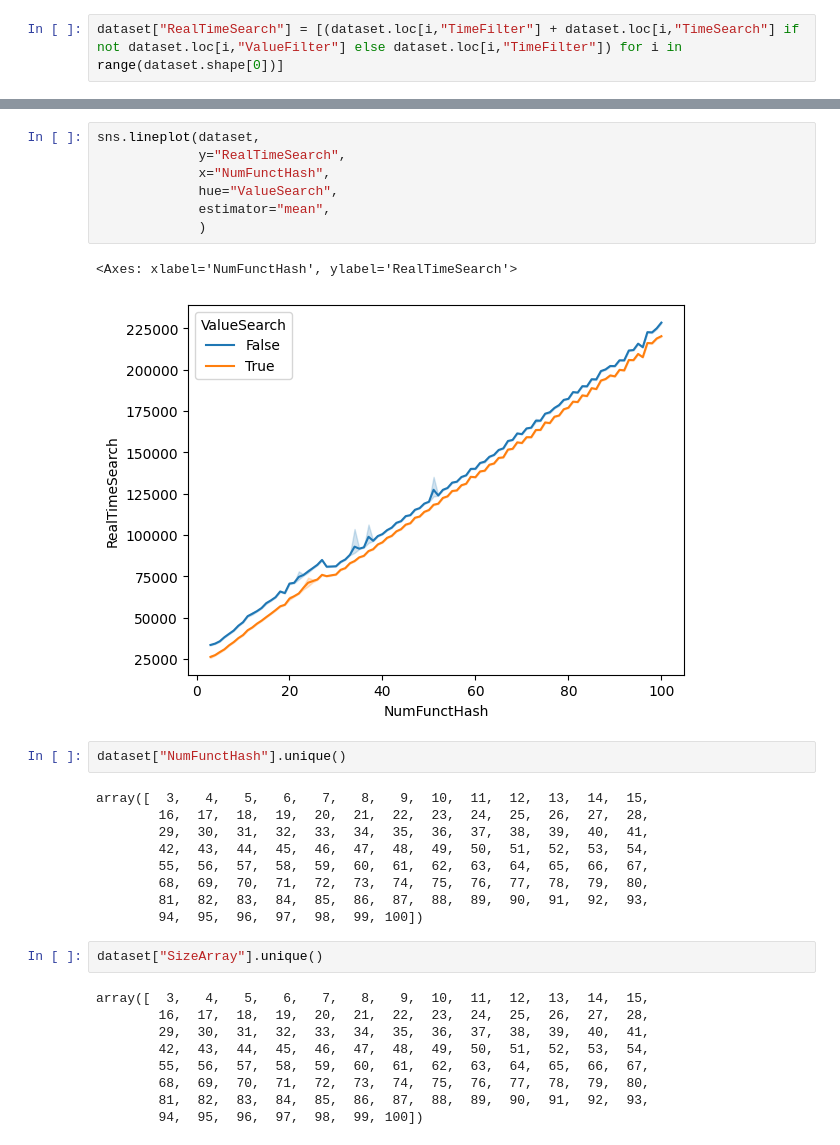
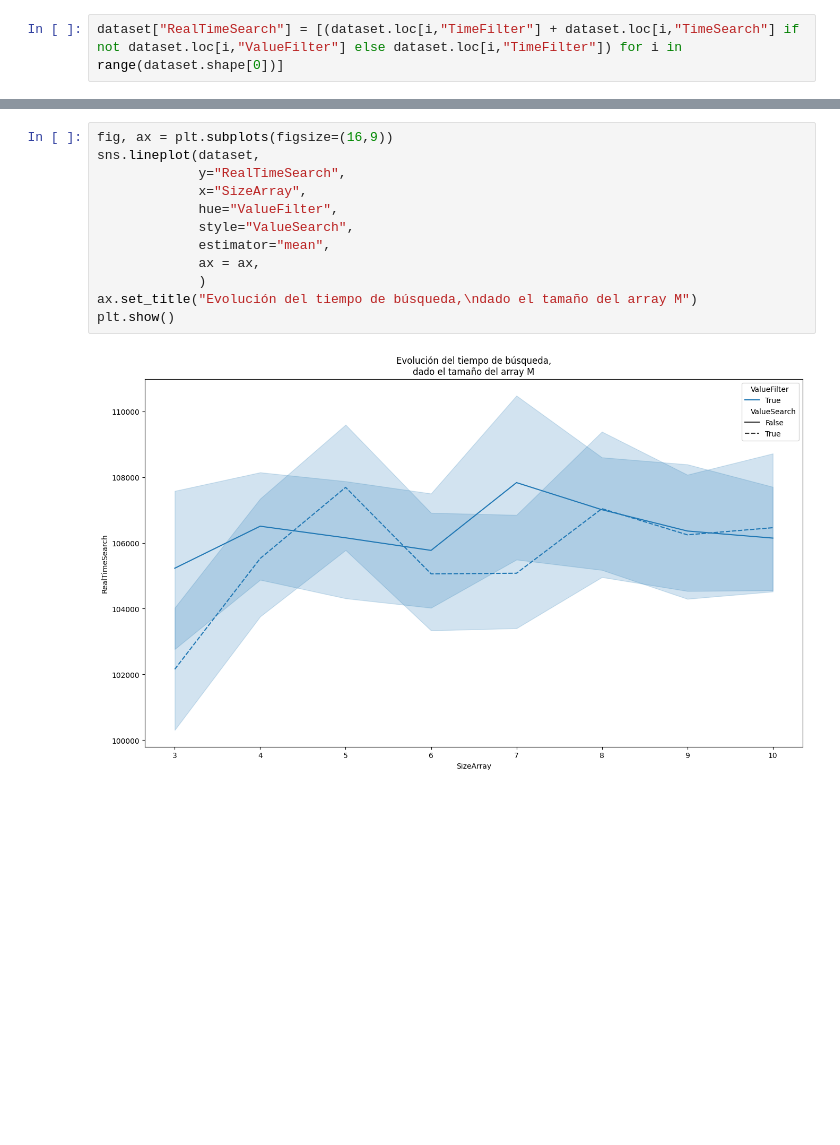
Before and after one commit to MrChurrasco/Tarea3Log, a Jupyter notebook: main.ipynb, the cells around one changed output, grey strips where cells are left out. Drawn from its saved outputs; the diff is of its cells as text; blank space fills up the shorter version.

```diff
--- a/main.ipynb
+++ b/main.ipynb
@@ -310,32 +349,14 @@ sns.lineplot(dataset,
-# %%
-sns.lineplot(dataset,
-             y="RealTimeSearch",
-             x="NumFunctHash",
-             hue="ValueSearch",
-             estimator="mean",
-             )
-# %% [output]
-<Axes: xlabel='NumFunctHash', ylabel='RealTimeSearch'>
-[figure, removed]
-# %%
-dataset["NumFunctHash"].unique()
-# %% [output]
-array([  3,   4,   5,   6,   7,   8,   9,  10,  11,  12,  13,  14,  15,
-        16,  17,  18,  19,  20,  21,  22,  23,  24,  25,  26,  27,  28,
-        29,  30,  31,  32,  33,  34,  35,  36,  37,  38,  39,  40,  41,
-        42,  43,  44,  45,  46,  47,  48,  49,  50,  51,  52,  53,  54,
-        55,  56,  57,  58,  59,  60,  61,  62,  63,  64,  65,  66,  67,
-        68,  69,  70,  71,  72,  73,  74,  75,  76,  77,  78,  79,  80,
-        81,  82,  83,  84,  85,  86,  87,  88,  89,  90,  91,  92,  93,
-        94,  95,  96,  97,  98,  99, 100])
-# %%
-dataset["SizeArray"].unique()
-# %% [output]
-array([  3,   4,   5,   6,   7,   8,   9,  10,  11,  12,  13,  14,  15,
-        16,  17,  18,  19,  20,  21,  22,  23,  24,  25,  26,  27,  28,
-        29,  30,  31,  32,  33,  34,  35,  36,  37,  38,  39,  40,  41,
-        42,  43,  44,  45,  46,  47,  48,  49,  50,  51,  52,  53,  54,
-        55,  56,  57,  58,  59,  60,  61,  62,  63,  64,  65,  66,  67,
-        68,  69,  70,  71,  72,  73,  74,  75,  76,  77,  78,  79,  80,
-        81,  82,  83,  84,  85,  86,  87,  88,  89,  90,  91,  92,  93,
-        94,  95,  96,  97,  98,  99, 100])
+# %%
+fig, ax = plt.subplots(figsize=(16,9))
+sns.lineplot(dataset,
+             y="RealTimeSearch",
+             x="SizeArray",
+             hue="ValueFilter",
+             style="ValueSearch",
+             estimator="mean",
+             ax = ax,
+             )
+ax.set_title("Evolución del tiempo de búsqueda,\ndado el tamaño del array M")
+plt.show()
+# %% [output]
+[figure, added]
```
Also changed, not shown: parts of 25 cells of this notebook, 3 other files.
